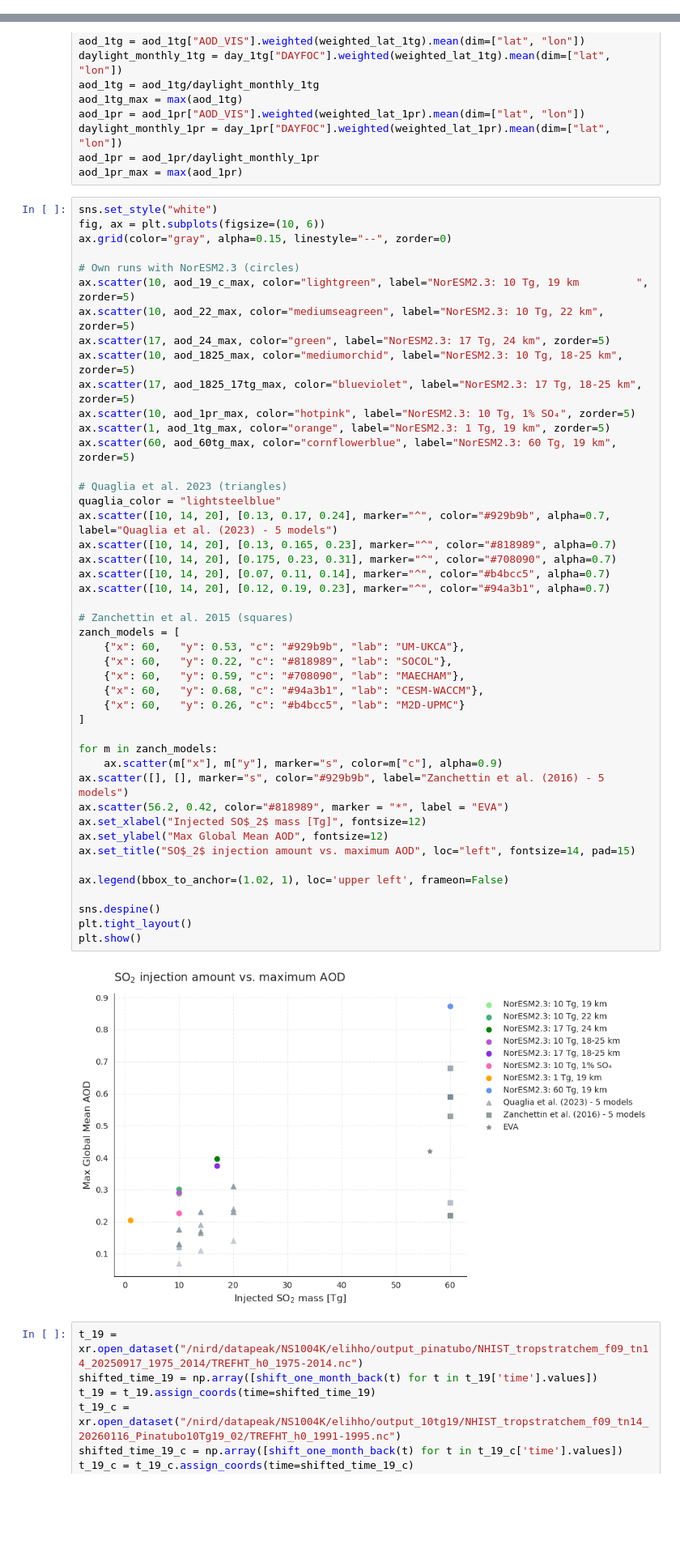
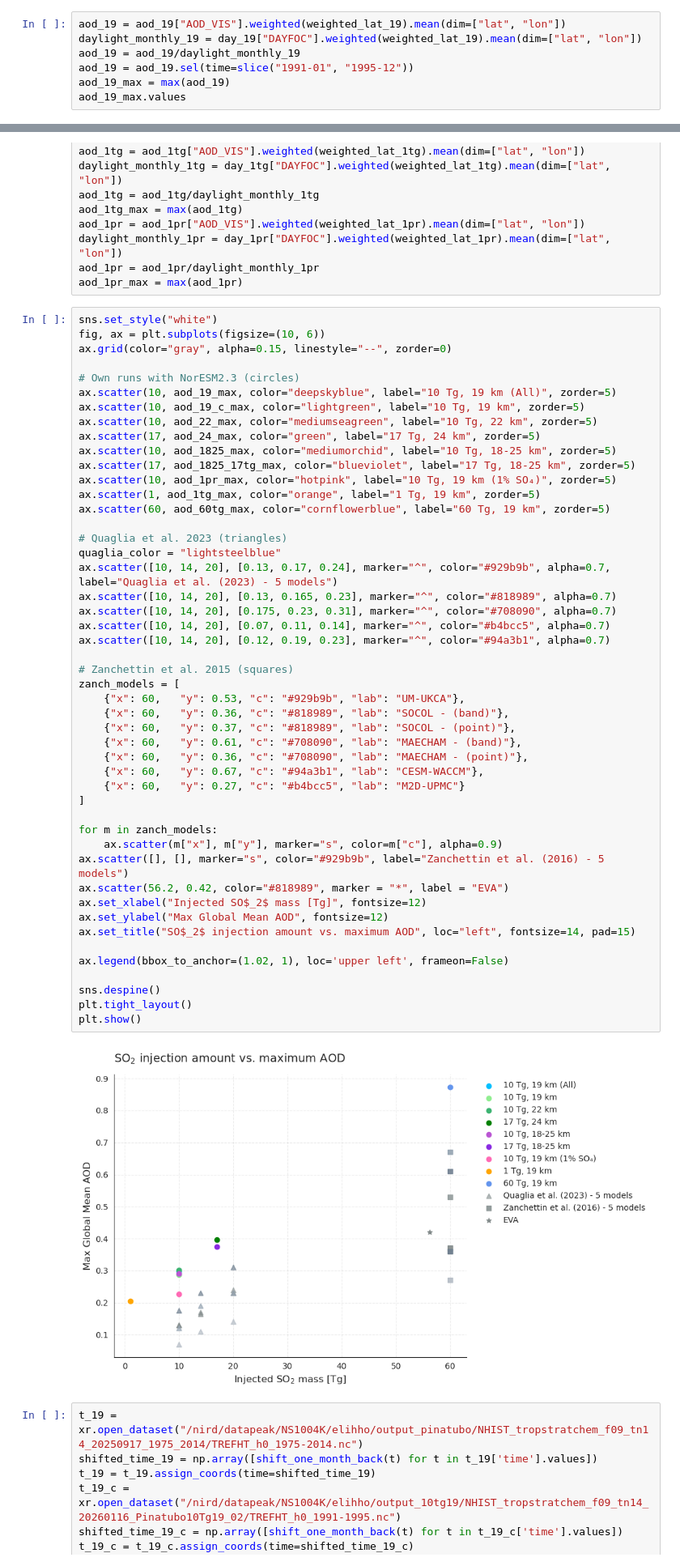
Before and after one commit to EliHHogemo/master_thesis, a Jupyter notebook: scatterplots.ipynb, the cells around one changed output, grey strips where cells are left out. Shown at 81% size. Drawn from its saved outputs; the diff is of its cells as text; blank space fills up the shorter version.

Commit message:
Think these scatterplots are done now for discussion

```diff
--- a/scatterplots.ipynb
+++ b/scatterplots.ipynb
@@ -210,3 +210,10 @@ day_1pr = day_1pr.assign_coords(time=shifted_time_1pr)
 day_60tg = xr.open_dataset("/nird/datapeak/NS1004K/elihho/output_60tg19/NHIST_tropstratchem_f09_tn14_20260107_Pinatubo60Tg19/DAYFOC_h0_1991-1995.nc")
 shifted_time_60tg = np.array([shift_one_month_back(t) for t in day_60tg['time'].values])
 day_60tg = day_60tg.assign_coords(time=shifted_time_60tg)
+# %%
+aod_19 = aod_19["AOD_VIS"].weighted(weighted_lat_19).mean(dim=["lat", "lon"])
+daylight_monthly_19 = day_19["DAYFOC"].weighted(weighted_lat_19).mean(dim=["lat", "lon"])
+aod_19 = aod_19/daylight_monthly_19
+aod_19 = aod_19.sel(time=slice("1991-01", "1995-12"))
+aod_19_max = max(aod_19)
+aod_19_max.values
@@ -257,47 +266,50 @@ fig, ax = plt.subplots(figsize=(10, 6))
 ax.grid(color="gray", alpha=0.15, linestyle="--", zorder=0)
 
 # Own runs with NorESM2.3 (circles)
-ax.scatter(10, aod_19_c_max, color="lightgreen", label="NorESM2.3: 10 Tg, 19 km         ", zorder=5)
-ax.scatter(10, aod_22_max, color="mediumseagreen", label="NorESM2.3: 10 Tg, 22 km", zorder=5)
-ax.scatter(17, aod_24_max, color="green", label="NorESM2.3: 17 Tg, 24 km", zorder=5)
-ax.scatter(10, aod_1825_max, color="mediumorchid", label="NorESM2.3: 10 Tg, 18-25 km", zorder=5)
-ax.scatter(17, aod_1825_17tg_max, color="blueviolet", label="NorESM2.3: 17 Tg, 18-25 km", zorder=5)
-ax.scatter(10, aod_1pr_max, color="hotpink", label="NorESM2.3: 10 Tg, 1% SO₄", zorder=5)
-ax.scatter(1, aod_1tg_max, color="orange", label="NorESM2.3: 1 Tg, 19 km", zorder=5)
-ax.scatter(60, aod_60tg_max, color="cornflowerblue", label="NorESM2.3: 60 Tg, 19 km", zorder=5)
+ax.scatter(10, aod_19_max, color="deepskyblue", label="10 Tg, 19 km (All)", zorder=5)
+ax.scatter(10, aod_19_c_max, color="lightgreen", label="10 Tg, 19 km", zorder=5)
+ax.scatter(10, aod_22_max, color="mediumseagreen", label="10 Tg, 22 km", zorder=5)
+ax.scatter(17, aod_24_max, color="green", label="17 Tg, 24 km", zorder=5)
+ax.scatter(10, aod_1825_max, color="mediumorchid", label="10 Tg, 18-25 km", zorder=5)
+ax.scatter(17, aod_1825_17tg_max, color="blueviolet", label="17 Tg, 18-25 km", zorder=5)
+ax.scatter(10, aod_1pr_max, color="hotpink", label="10 Tg, 19 km (1% SO₄)", zorder=5)
+ax.scatter(1, aod_1tg_max, color="orange", label="1 Tg, 19 km", zorder=5)
+ax.scatter(60, aod_60tg_max, color="cornflowerblue", label="60 Tg, 19 km", zorder=5)
 
 # Quaglia et al. 2023 (triangles)
 quaglia_color = "lightsteelblue"
 ax.scatter([10, 14, 20], [0.13, 0.17, 0.24], marker="^", color="#929b9b", alpha=0.7, label="Quaglia et al. (2023) - 5 models")
 ax.scatter([10, 14, 20], [0.13, 0.165, 0.23], marker="^", color="#818989", alpha=0.7)
 ax.scatter([10, 14, 20], [0.175, 0.23, 0.31], marker="^", color="#708090", alpha=0.7)
 ax.scatter([10, 14, 20], [0.07, 0.11, 0.14], marker="^", color="#b4bcc5", alpha=0.7)
 ax.scatter([10, 14, 20], [0.12, 0.19, 0.23], marker="^", color="#94a3b1", alpha=0.7)
 
 # Zanchettin et al. 2015 (squares)
 zanch_models = [
     {"x": 60,   "y": 0.53, "c": "#929b9b", "lab": "UM-UKCA"},
-    {"x": 60,   "y": 0.22, "c": "#818989", "lab": "SOCOL"},
-    {"x": 60,   "y": 0.59, "c": "#708090", "lab": "MAECHAM"},
-    {"x": 60,   "y": 0.68, "c": "#94a3b1", "lab": "CESM-WACCM"},
-    {"x": 60,   "y": 0.26, "c": "#b4bcc5", "lab": "M2D-UPMC"}
+    {"x": 60,   "y": 0.36, "c": "#818989", "lab": "SOCOL - (band)"},
+    {"x": 60,   "y": 0.37, "c": "#818989", "lab": "SOCOL - (point)"},
+    {"x": 60,   "y": 0.61, "c": "#708090", "lab": "MAECHAM - (band)"},
+    {"x": 60,   "y": 0.36, "c": "#708090", "lab": "MAECHAM - (point)"},
+    {"x": 60,   "y": 0.67, "c": "#94a3b1", "lab": "CESM-WACCM"},
+    {"x": 60,   "y": 0.27, "c": "#b4bcc5", "lab": "M2D-UPMC"}
 ]
 
 for m in zanch_models:
     ax.scatter(m["x"], m["y"], marker="s", color=m["c"], alpha=0.9)
 ax.scatter([], [], marker="s", color="#929b9b", label="Zanchettin et al. (2016) - 5 models")
 ax.scatter(56.2, 0.42, color="#818989", marker = "*", label = "EVA")
 ax.set_xlabel("Injected SO$_2$ mass [Tg]", fontsize=12)
 ax.set_ylabel("Max Global Mean AOD", fontsize=12)
 ax.set_title("SO$_2$ injection amount vs. maximum AOD", loc="left", fontsize=14, pad=15)
 
 ax.legend(bbox_to_anchor=(1.02, 1), loc='upper left', frameon=False)
 
 sns.despine()
 plt.tight_layout()
 plt.show()
 # %% [output]
-[figure, old version]
+[figure, new version]
 # %%
 t_19 = xr.open_dataset("/nird/datapeak/NS1004K/elihho/output_pinatubo/NHIST_tropstratchem_f09_tn14_20250917_1975_2014/TREFHT_h0_1975-2014.nc")
 shifted_time_19 = np.array([shift_one_month_back(t) for t in t_19['time'].values])
```
Also changed, not shown: parts of 9 cells of this notebook.
